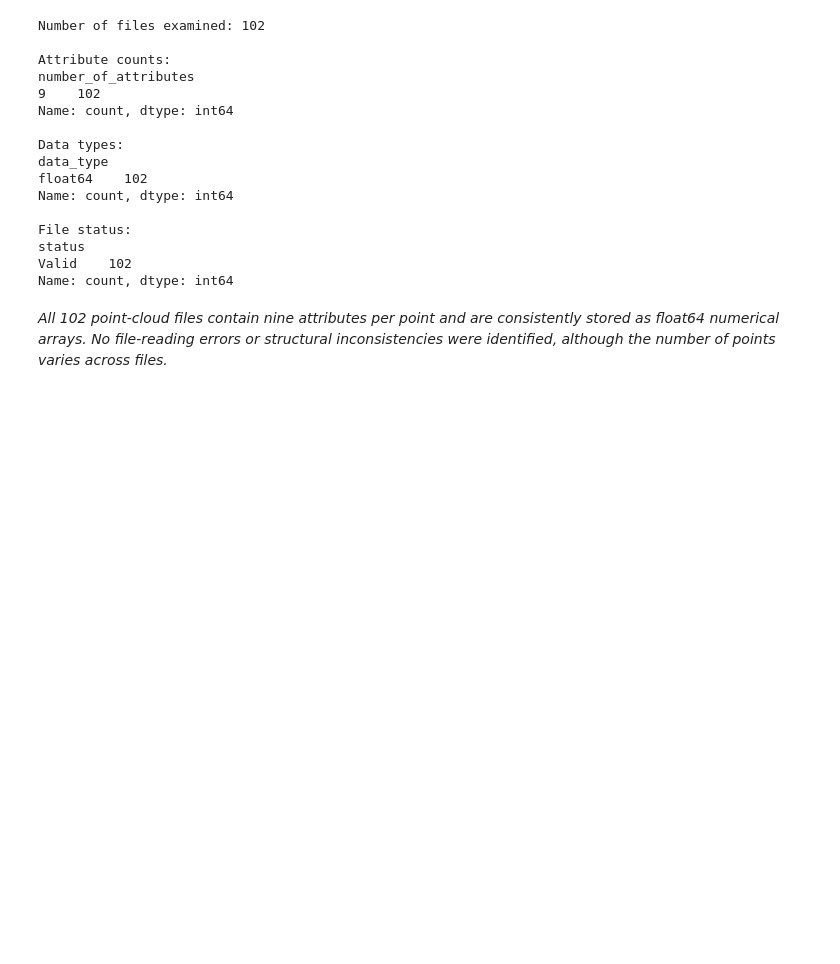
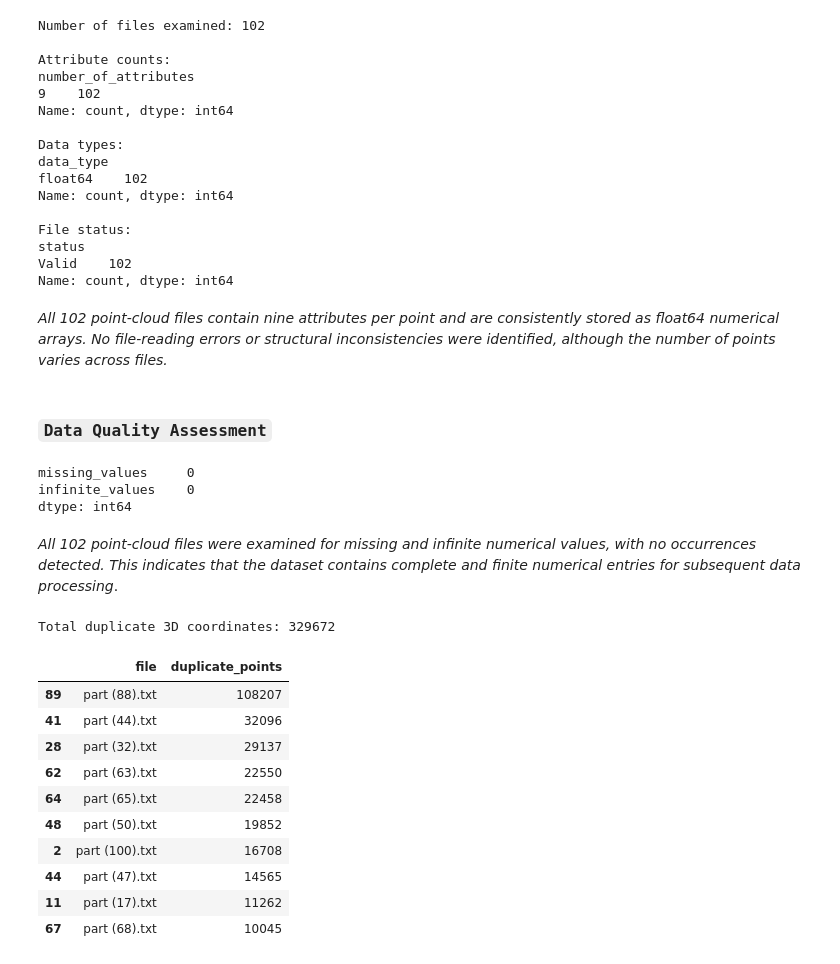
Before and after one commit to AbubakarDanhaya/pointnet-concrete-defect-robustness, a Jupyter notebook: notebooks/01_dataset_exploration.ipynb, the cells around one changed output. Drawn from its saved outputs; the diff is of its cells as text; code cells hidden in the pictures; blank space fills up the shorter version.

```diff
--- a/notebooks/01_dataset_exploration.ipynb
+++ b/notebooks/01_dataset_exploration.ipynb
@@ -273,3 +273,73 @@ Valid    102
 Name: count, dtype: int64
 # %% [markdown]
 _All 102 point-cloud files contain nine attributes per point and are consistently stored as float64 numerical arrays. No file-reading errors or structural inconsistencies were identified, although the number of points varies across files._
+# %% [markdown]
+### `Data Quality Assessment`
+# %%
+# Check for missing and infinite values
+quality_results = []
+
+for file in point_files:
+    cloud = np.loadtxt(file)
+
+    quality_results.append({
+        "file": file.name,
+        "missing_values": np.isnan(cloud).sum(),
+        "infinite_values": np.isinf(cloud).sum()
+    })
+
+# Convert results into a DataFrame
+quality_df = pd.DataFrame(quality_results)
+
+# Display the summary
+quality_df[["missing_values", "infinite_values"]].sum()
+# %% [output]
+missing_values     0
+infinite_values    0
+dtype: int64
+# %% [markdown]
+_All 102 point-cloud files were examined for missing and infinite numerical values, with no occurrences detected. This indicates that the dataset contains complete and finite numerical entries for subsequent data processing_.
+# %%
+# Check for duplicate 3D coordinates in each file
+duplicate_results = []
+
+for file in point_files:
+    cloud = np.loadtxt(file)
+
+    coordinates = cloud[:, :3]
+
+    duplicate_count = (
+        len(coordinates) - len(np.unique(coordinates, axis=0))
+    )
+
+    duplicate_results.append({
+        "file": file.name,
+        "duplicate_points": duplicate_count
+    })
+
+# Convert results into a DataFrame
+duplicate_df = pd.DataFrame(duplicate_results)
+
+# Display total duplicate points
+print("Total duplicate 3D coordinates:",
+      duplicate_df["duplicate_points"].sum())
+# %% [output]
+Total duplicate 3D coordinates: 329672
+# %%
+# Display files with the highest number of duplicate coordinates
+duplicate_df.sort_values(
+    by="duplicate_points",
+    ascending=False
+).head(10)
+# %% [output]
+|  | file | duplicate_points |
+| 89 | part (88).txt | 108207 |
+| 41 | part (44).txt | 32096 |
+| 28 | part (32).txt | 29137 |
+| 62 | part (63).txt | 22550 |
+| 64 | part (65).txt | 22458 |
+| 48 | part (50).txt | 19852 |
+| 2 | part (100).txt | 16708 |
+| 44 | part (47).txt | 14565 |
+| 11 | part (17).txt | 11262 |
+| 67 | part (68).txt | 10045 |
```
Also changed, not shown: parts of 4 cells of this notebook.
